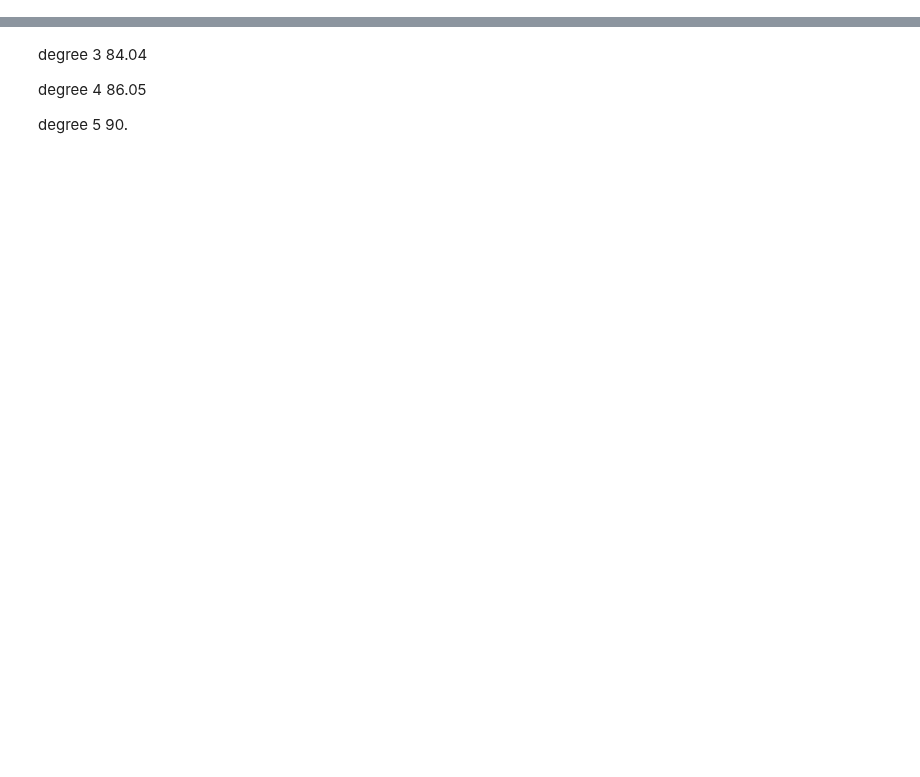
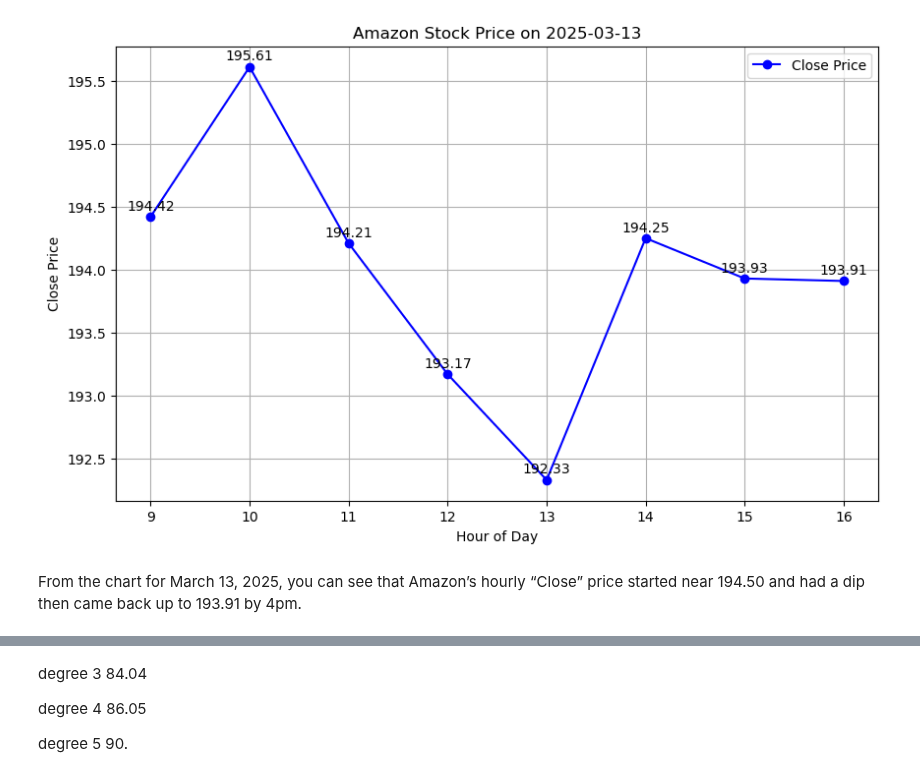
Before and after one commit to estherkdy/stock-price-prediction, a Jupyter notebook: stock_price_prediction.ipynb, the cells around one changed output, grey strips where cells are left out. Drawn from its saved outputs; the diff is of its cells as text; code cells hidden in the pictures; blank space fills up the shorter version.

```diff
--- a/stock_price_prediction.ipynb
+++ b/stock_price_prediction.ipynb
@@ -43,3 +71,27 @@ print(df_amazon)
+# %%
+# we select one day from the dataset (03-13-2025) and print out the hourly changes
+selected_date = pd.to_datetime('2025-03-13').date()
+one_day_data = df_amazon[df_amazon['date'] == selected_date]
+
+# plotting then show the plot for the price changes
+plt.figure(figsize=(10, 6))
+plt.plot(one_day_data['hour'], one_day_data['Close'], marker='o', linestyle='-', color='blue', label='Close Price')
+plt.title(f'Amazon Stock Price on {selected_date}')
+plt.xlabel('Hour of Day')
+plt.ylabel('Close Price')
+plt.xticks(one_day_data['hour'])
+plt.grid(True)
+plt.legend()
+
+for idx, row in one_day_data.iterrows():
+    plt.annotate(f"{row['Close']:.2f}", (row['hour'], row['Close']),
+                 textcoords="offset points", xytext=(0, 5), ha='center')
+
+plt.show()
+# %% [output]
+[figure, added]
+# %% [markdown]
+From the chart for March 13, 2025, you can see that Amazon’s hourly “Close” price started near 194.50 and had a dip then came back up to 193.91 by 4pm.
 # %%
 
 split_index = (len(df_amazon) - 1) // 2
```
Also changed, not shown: parts of 20 cells of this notebook.
